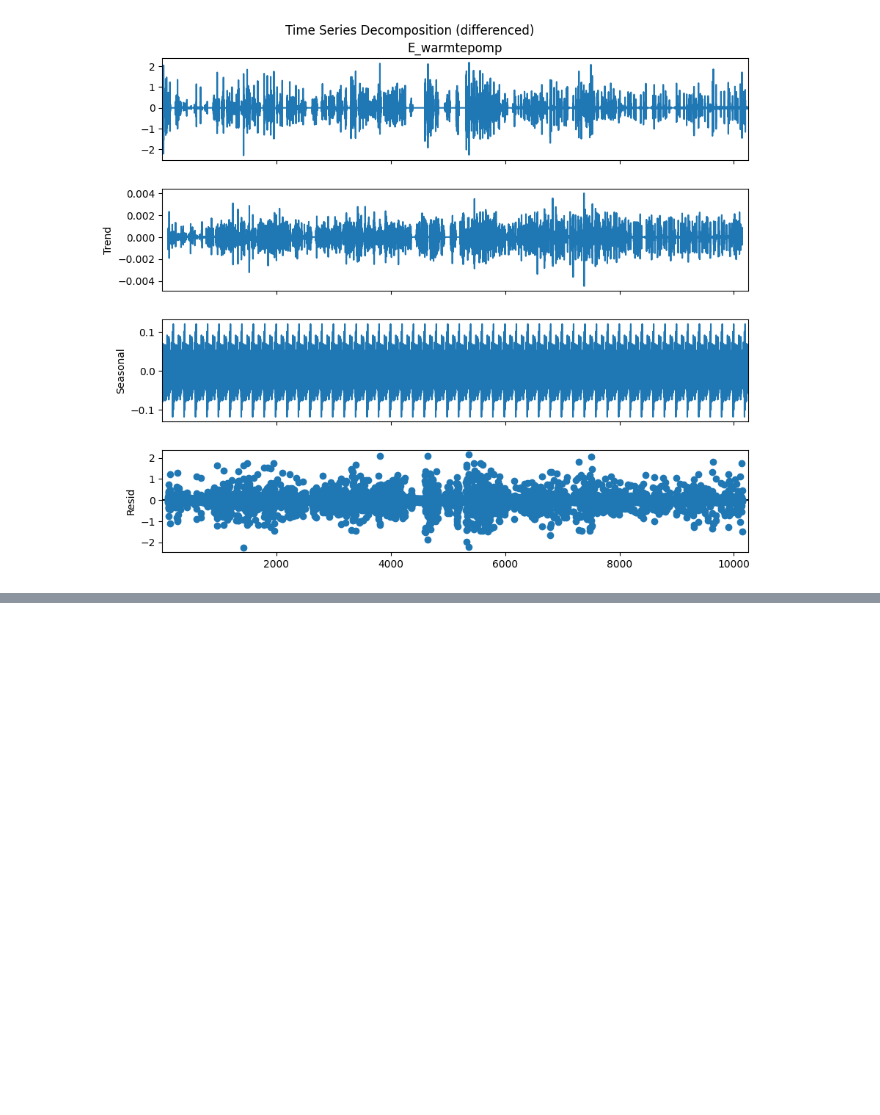
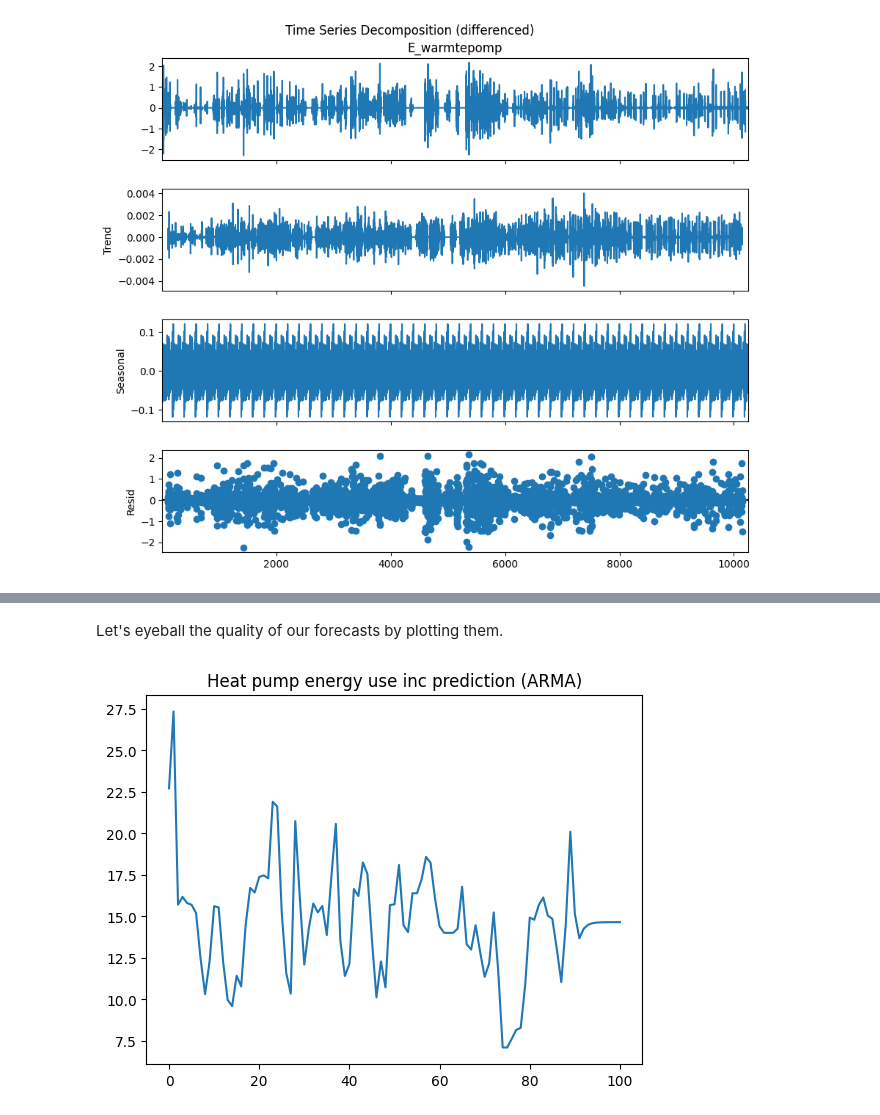
Before and after one commit to mcdejonge/lesson-timeseries, a Jupyter notebook: workshop-timeseries.ipynb, the cells around one changed output, grey strips where cells are left out. Saved outputs shown, nothing was run; the diff lists cells and outputs as text; code cells hidden in the pictures; blank space fills up the shorter version.

```diff
--- a/workshop-timeseries.ipynb
+++ b/workshop-timeseries.ipynb
@@ -77,7 +79,7 @@ plt.show()
 # %% [markdown]
 Clearly there are some interesting things going on with the data. For our first experiments, these are inconvenient, however, so let's first zoom in on a sub selection of data, say from 2020-01-01 to 2020-04-01
 # %%
-df_sum_sel = df_sum[(df_sum['datum'] >= '2020-01-01') & (df_sum['datum'] < '2020-04-01')]
+df_sum_sel = df_sum[(df_sum['datum'] >= '2020-01-01') & (df_sum['datum'] < '2020-04-01')].reset_index(drop=True) # reset index is needed for ARIMA, later on.
 plt.plot(df_sum_sel['datum'], df_sum_sel['E_warmtepomp'])
 plt.title('Heat pump energy use / day between 2020-01-01 and 2020-04-01')
 plt.ylabel('Heat pump energy use (kWh)')
@@ -219,0 +228,11 @@ Try differencing the entire data set. Does this remove the trend? And does this
+# %%
+# Parameters for the ARIMA model
+num_previous_terms = 1 # Commonly called p
+differencing_order = 0 # Commonly called d. Should be 0 for ARMA
+num_terms_moving_average = 1 # Commonly called q
+
+model = tsa.ARIMA(df_sum_sel['E_warmtepomp'], order=(num_previous_terms, differencing_order, num_terms_moving_average))
+
+fitted_model = model.fit()
+
+fitted_model.summary()
@@ -219,0 +261,3 @@ Try differencing the entire data set. Does this remove the trend? And does this
+# %%
+num_values_to_forecast = 10 # defaults to 1
+print(fitted_model.forecast(num_values_to_forecast))
@@ -219,0 +276,9 @@ Try differencing the entire data set. Does this remove the trend? And does this
+# %% [markdown]
+Let's eyeball the quality of our forecasts by plotting them.
+# %%
+data_inc_forecasts = pd.concat([df_sum_sel['E_warmtepomp'], fitted_model.forecast(num_values_to_forecast)])
+data_inc_forecasts.plot()
+plt.title('Heat pump energy use inc prediction (ARMA)')
+plt.show()
+# %% [output]
+[figure, added]
```
Also changed, not shown: parts of 12 cells of this notebook.
